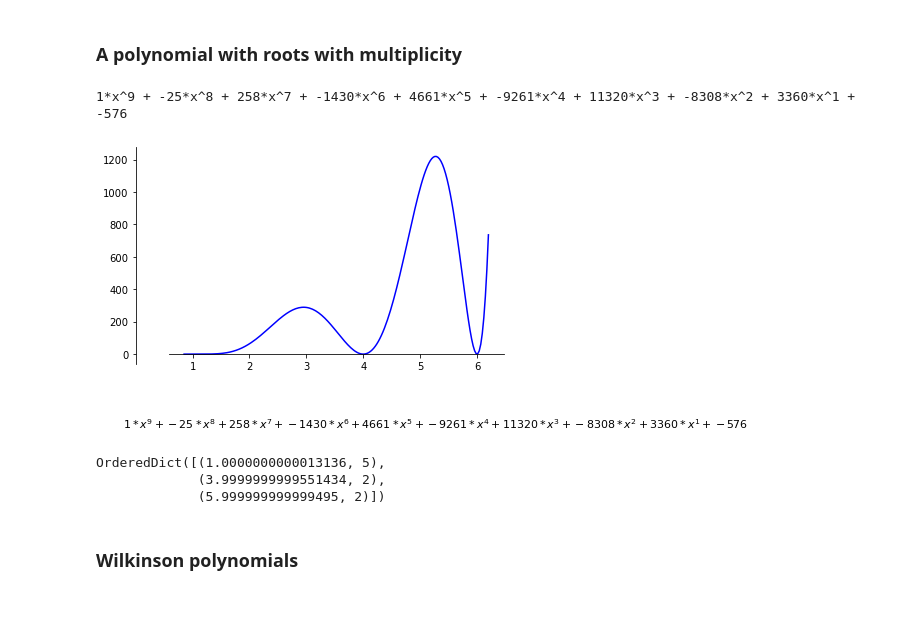
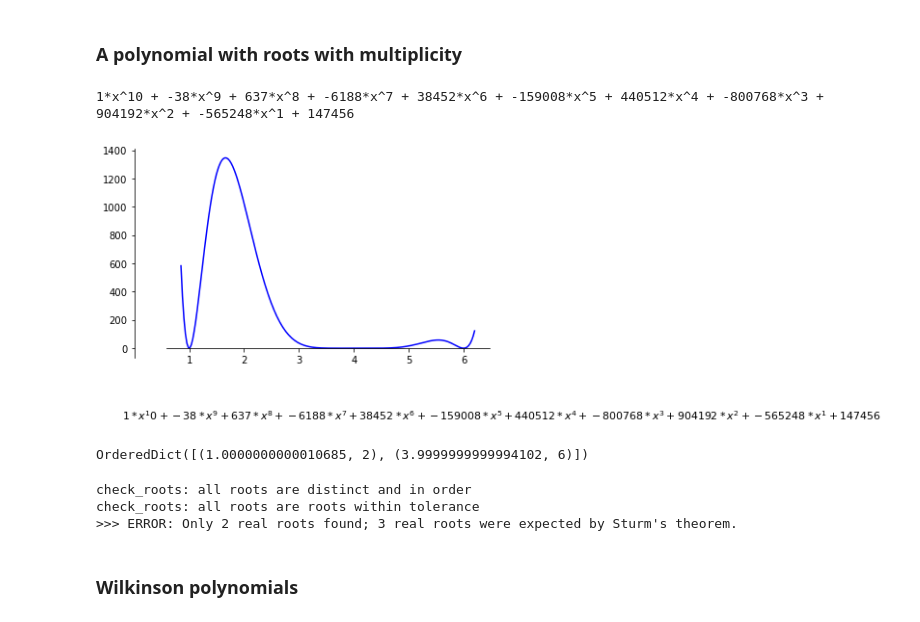
Before and after one commit to DerivativeRoots/DerivativeRoots, a Jupyter notebook: std_fp_roots_from_derivative_roots.ipynb, the cells around one changed output. Saved outputs shown, nothing was run; the diff lists cells and outputs as text; code cells hidden in the pictures.

```diff
--- a/std_fp_roots_from_derivative_roots.ipynb
+++ b/std_fp_roots_from_derivative_roots.ipynb
@@ -401,22 +401,24 @@ check_roots: number of real roots, 0, as expected by Sturm's theorem
 # %% [markdown]
 ### A polynomial with roots with multiplicity
 # %%
-p = poly_from_roots([1]*5  + [4, 6]*2)
+p = poly_from_roots([1]*2  + [4]*6 + [6]*2)
 print(p_to_str(p))
 plot_p(p, [0.85, 6.2])
 # %% [output]
-1*x^9 + -25*x^8 + 258*x^7 + -1430*x^6 + 4661*x^5 + -9261*x^4 + 11320*x^3 + -8308*x^2 + 3360*x^1 + -576
+1*x^10 + -38*x^9 + 637*x^8 + -6188*x^7 + 38452*x^6 + -159008*x^5 + 440512*x^4 + -800768*x^3 + 904192*x^2 + -565248*x^1 + 147456
-[figure, old version]
+[figure, new version]
 # %%
 tolerance = 1.0e-7
 roots_dict = find_real_roots(p, tolerance=tolerance, bracketing=bisection)
 roots_dict
 # %% [output]
-OrderedDict([(1.0000000000013136, 5),
-             (3.9999999999551434, 2),
-             (5.999999999999495, 2)])
+OrderedDict([(1.0000000000010685, 2), (3.9999999999994102, 6)])
 # %%
 check_roots(p, roots_dict, tolerance)
+# %% [output]
+check_roots: all roots are distinct and in order
+check_roots: all roots are roots within tolerance
+>>> ERROR: Only 2 real roots found; 3 real roots were expected by Sturm's theorem.
 # %% [markdown]
 ### Wilkinson polynomials
 # %%
```
Also changed, not shown: 1 other file.
